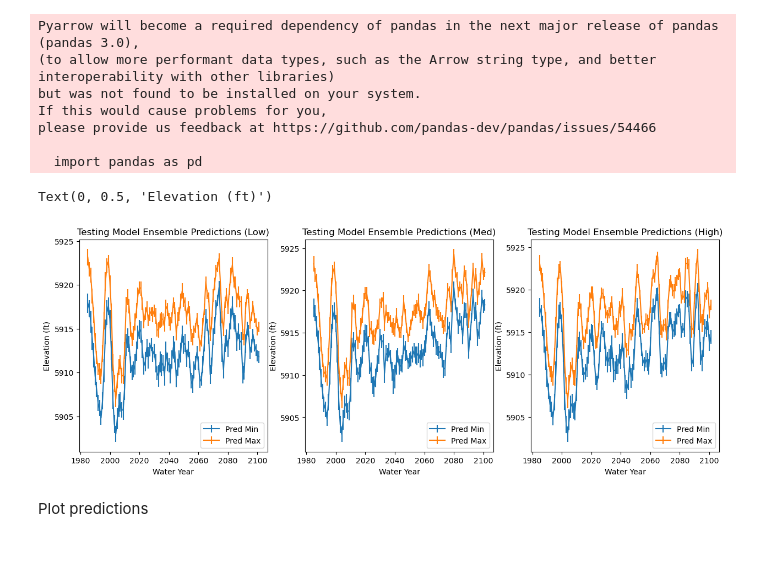
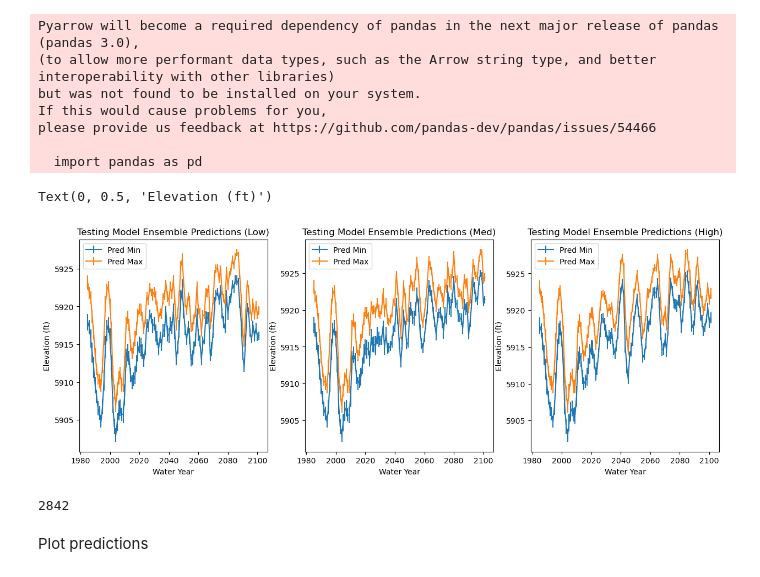
Before and after one commit to scoutiii/BearLakeData, a Jupyter notebook: Model_predictions.ipynb, the cells around one changed output. Cells and saved outputs as stored; diff of their text form; code cells hidden in the pictures.

Commit message:
updates while making plots for the final report

```diff
--- a/Model_predictions.ipynb
+++ b/Model_predictions.ipynb
@@ -150,7 +150,7 @@ class GRU_MME(nn.Module):
             self.eval()
         return mean, std
 # %%
-daily = pd.read_csv("data/other/Daily_ssp245_conv.csv", parse_dates=['date'])
+daily = pd.read_csv("data/other/Daily_ssp245_conv2.csv", parse_dates=['date'])
 daily_train = pd.read_csv("data/other/Daily.csv", parse_dates=['date']).iloc[:, 0:82-20]
 # Keep the real first few year of data, then go into LOCA data
 combined_daily = pd.concat([daily_train.iloc[0:, :].reset_index(drop=True),
@@ -197,7 +197,7 @@ axs[0].set_ylabel("Elevation (ft)")
 
 
 
-daily = pd.read_csv("data/other/Daily_ssp370_conv.csv", parse_dates=['date'])
+daily = pd.read_csv("data/other/Daily_ssp370_conv2.csv", parse_dates=['date'])
 daily_train = pd.read_csv("data/other/Daily.csv", parse_dates=['date']).iloc[:, 0:82-20]
 # Keep the real first few year of data, then go into LOCA data
 combined_daily = pd.concat([daily_train.iloc[0:, :].reset_index(drop=True),
@@ -229,38 +229,43 @@ axs[1].set_ylabel("Elevation (ft)")
 
 
 
-daily = pd.read_csv("data/other/Daily_ssp585_conv.csv", parse_dates=['date'])
+daily = pd.read_csv("data/other/Daily_ssp585_conv2.csv", parse_dates=['date'])
 daily_train = pd.read_csv("data/other/Daily.csv", parse_dates=['date']).iloc[:, 0:82-20]
 # Keep the real first few year of data, then go into LOCA data
 combined_daily = pd.concat([daily_train.iloc[0:, :].reset_index(drop=True),
                             daily[daily['date'] >= datetime(2021, 10, 1)].reset_index(drop=True)],
                             ignore_index=True)
 combined_daily.drop(columns='Elevation', inplace=True)
 # Get scaler from training data
 scaler = BearLakeDataset(daily_train, 3*365, use_wateryear=False).scaler
 dataset_test = BearLakeWaterYearLOCA(combined_daily, 3, scaler)
 dataloader_test = DataLoader(dataset_test, batch_size=1024, shuffle=False)
 
 
 predictions = []
 torch.manual_seed(789)
 model.eval()
 with torch.no_grad():
     for batch_X in dataloader_test:
         batch_X = batch_X.to(device)
         means, stds = model(batch_X)
 means = means.detach().cpu().numpy()
 stds = 3*stds.detach().cpu().numpy()
 
 axs[2].errorbar(x=dataset_test.wyear_elevations.year.dt.year.values, y=means[:, 0], yerr=stds[:, 0], label='Pred Min')
 axs[2].errorbar(x=dataset_test.wyear_elevations.year.dt.year.values, y=means[:, 1], yerr=stds[:, 1], label='Pred Max')
 axs[2].legend()
 axs[2].set_title(f"Testing Model Ensemble Predictions (High)")
 axs[2].set_xlabel("Water Year")
 axs[2].set_ylabel("Elevation (ft)")
 # %% [output]
 Text(0, 0.5, 'Elevation (ft)')
-[figure, old version]
+[figure, new version]
+# %%
+total_params = sum(p.numel() for p in model.parameters())
+print(total_params)
+# %% [output]
+2842
 # %%
 def generate_predictions(data_file, save_name=None, model_file="data/other/finalModels/sub/sub_pt2_gru_model_final.pth", use_swe=False,
                          gpu_id=2, plot=True, ax=None, gru_args={}):
```
Also changed, not shown: parts of 4 cells of this notebook, 10 other files.
